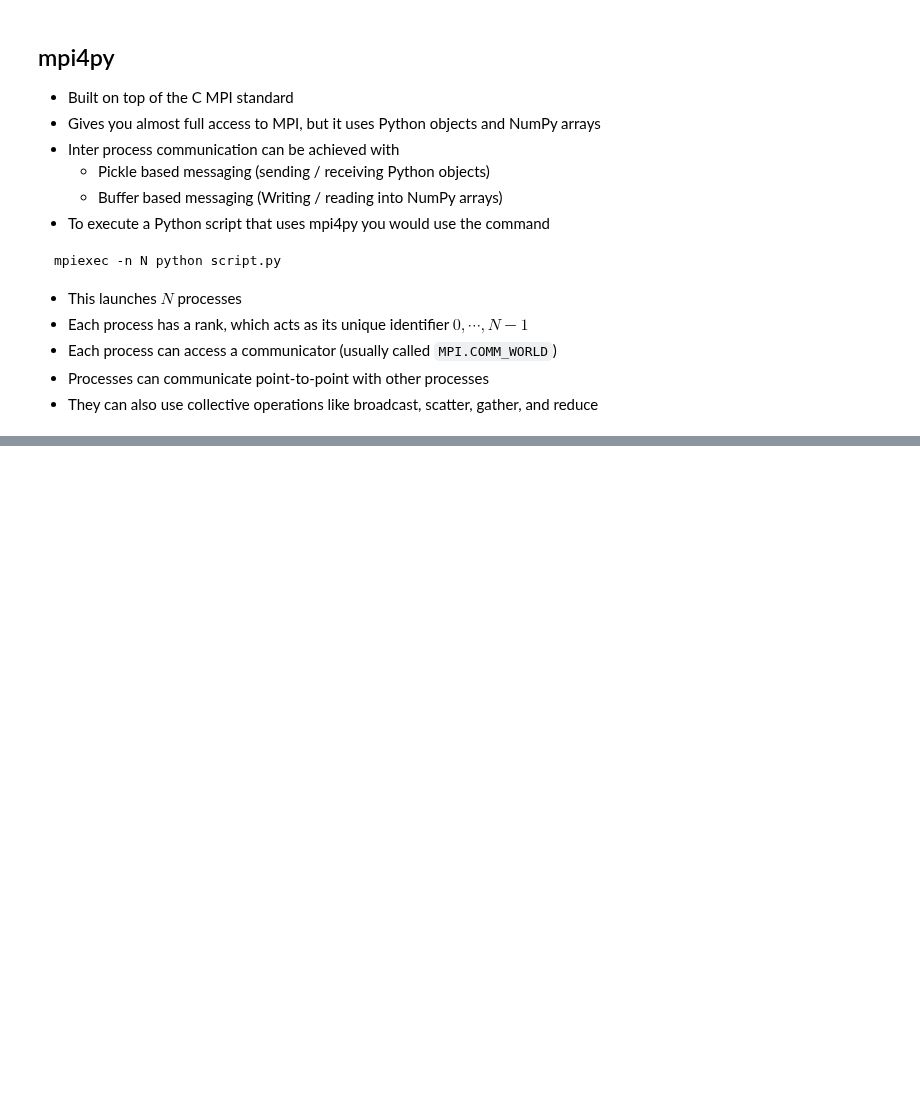
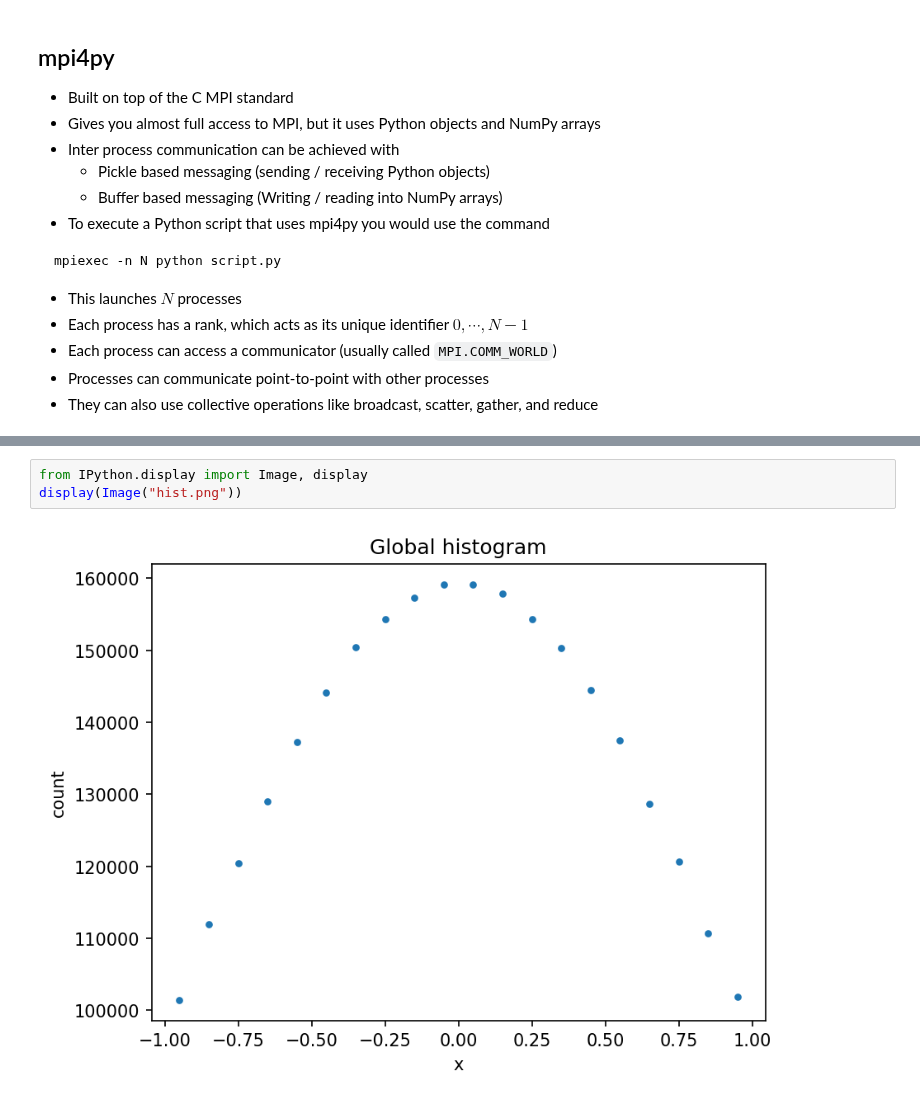
Before and after one commit to tedtop/CSCI-491-591-HPC, a Jupyter notebook: lecture4.ipynb, the cells around one changed output, grey strips where cells are left out. Cells and saved outputs as stored; diff of their text form; blank space fills up the shorter version.

```diff
--- a/lecture4.ipynb
+++ b/lecture4.ipynb
@@ -61,0 +626,5 @@ rank 0 sees total = 0
+# %%
+from IPython.display import Image, display
+display(Image("hist.png"))
+# %% [output]
+[figure, added]
```
Also changed, not shown: parts of 62 cells of this notebook.
